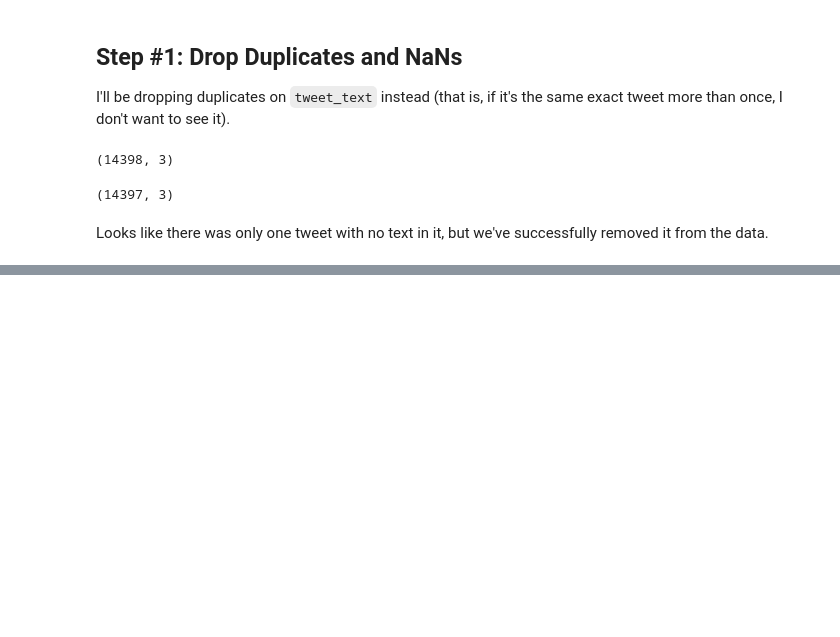
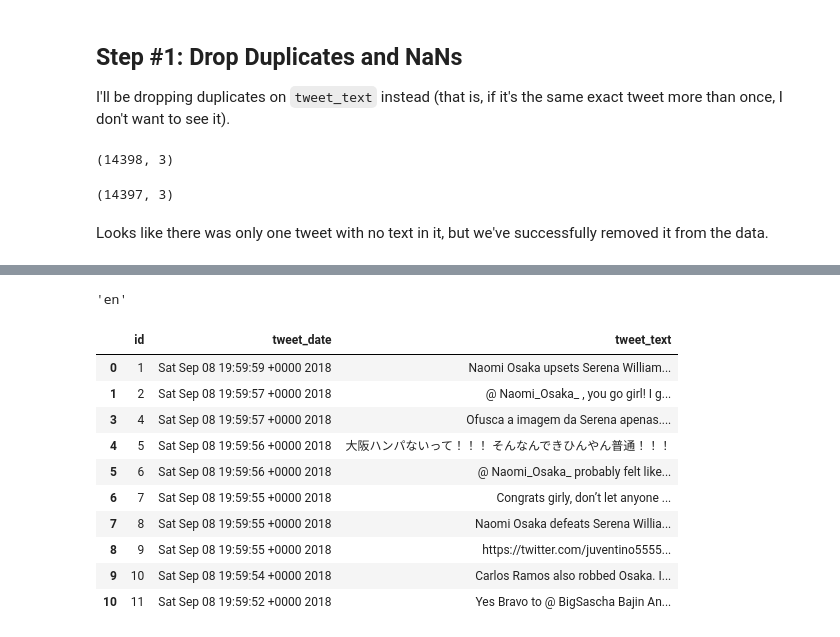
Before and after one commit to RQuintin/naomi-serena, a Jupyter notebook: Naomi-Serena_Data-Wrangling.ipynb, the cells around one changed output, grey strips where cells are left out. Cells and saved outputs as stored; diff of their text form; code cells hidden in the pictures; blank space fills up the shorter version.

```diff
--- a/Naomi-Serena_Data-Wrangling.ipynb
+++ b/Naomi-Serena_Data-Wrangling.ipynb
@@ -205,0 +261,20 @@ df['tweet_text'] = df['tweet_text'].str.lower()
+# %%
+tiat = "This is a text."
+langid.classify(tiat)[0]
+# %% [output]
+'en'
+# %%
+new_test = df[:10]
+new_test
+# %% [output]
+|  | id | tweet_date | tweet_text |
+| 0 | 1 | Sat Sep 08 19:59:59 +0000 2018 | Naomi Osaka upsets Serena William... |
+| 1 | 2 | Sat Sep 08 19:59:57 +0000 2018 | @ Naomi_Osaka_ , you go girl! I g... |
+| 3 | 4 | Sat Sep 08 19:59:57 +0000 2018 | Ofusca a imagem da Serena apenas.... |
+| 4 | 5 | Sat Sep 08 19:59:56 +0000 2018 | 大阪ハンパないって！！！ そんなんできひんやん普通！！！ |
+| 5 | 6 | Sat Sep 08 19:59:56 +0000 2018 | @ Naomi_Osaka_ probably felt like... |
+| 6 | 7 | Sat Sep 08 19:59:55 +0000 2018 | Congrats girly, don’t let anyone ... |
+| 7 | 8 | Sat Sep 08 19:59:55 +0000 2018 | Naomi Osaka defeats Serena Willia... |
+| 8 | 9 | Sat Sep 08 19:59:55 +0000 2018 | https://twitter.com/juventino5555... |
+| 9 | 10 | Sat Sep 08 19:59:54 +0000 2018 | Carlos Ramos also robbed Osaka. I... |
+| 10 | 11 | Sat Sep 08 19:59:52 +0000 2018 | Yes Bravo to @ BigSascha Bajin An... |
```
Also changed, not shown: parts of 95 cells of this notebook, 1 other file.
